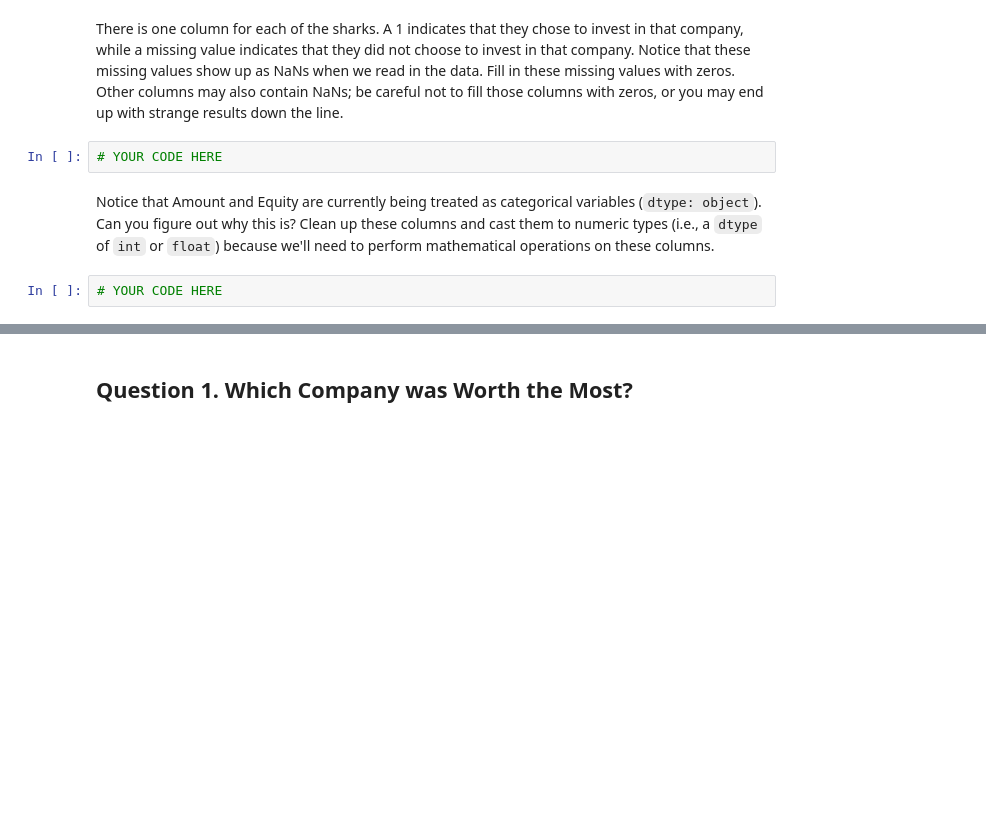
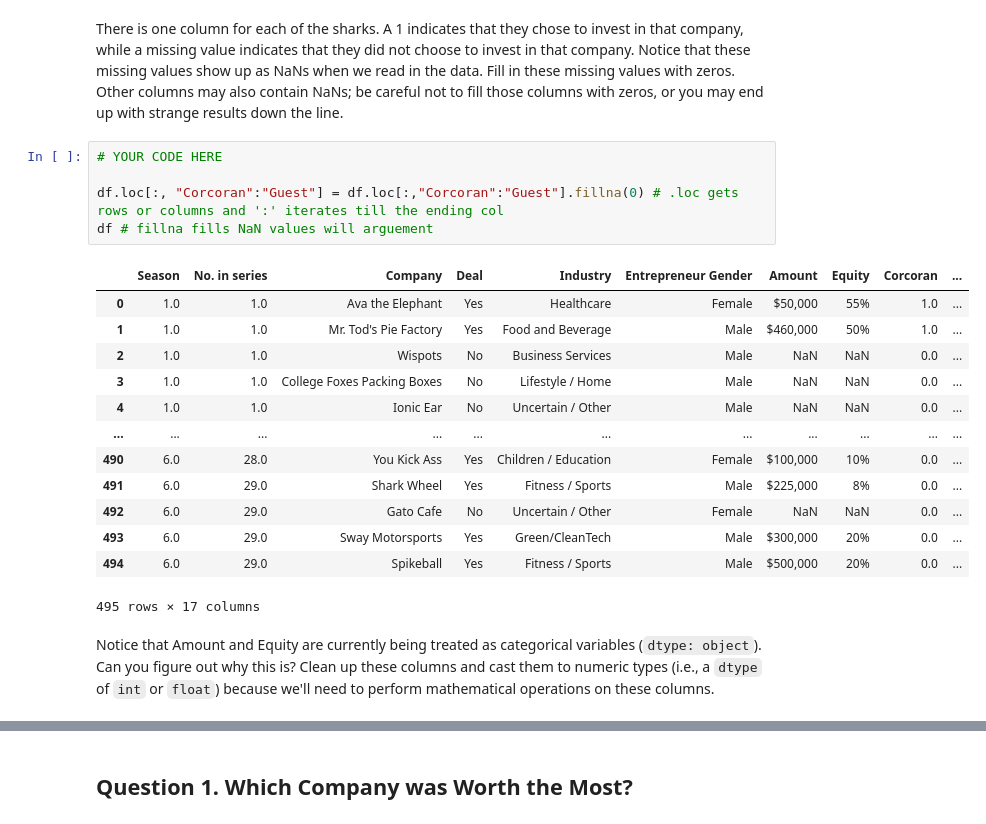
Before and after one commit to iliyanalibhai/CS105-Data-Analysis-Methods, a Jupyter notebook: Labs/Lab2/2A_Shark_Tank.ipynb, the cells around one changed output, grey strips where cells are left out. Cells and saved outputs as stored; diff of their text form; blank space fills up the shorter version.

```diff
--- a/Labs/Lab2/2A_Shark_Tank.ipynb
+++ b/Labs/Lab2/2A_Shark_Tank.ipynb
@@ -25,8 +34,23 @@ The data is stored in the CSV file `sharktank.csv`. Read in the data into a Pand
 # %% [markdown]
 There is one column for each of the sharks. A 1 indicates that they chose to invest in that company, while a missing value indicates that they did not choose to invest in that company. Notice that these missing values show up as NaNs when we read in the data. Fill in these missing values with zeros. Other columns may also contain NaNs; be careful not to fill those columns with zeros, or you may end up with strange results down the line.
-# %%
-# YOUR CODE HERE
+# %%
+# YOUR CODE HERE
+
+df.loc[:, "Corcoran":"Guest"] = df.loc[:,"Corcoran":"Guest"].fillna(0) # .loc gets rows or columns and ':' iterates till the ending col
+df # fillna fills NaN values will arguement
+# %% [output]
+|  | Season | No. in series | Company | Deal | Industry | Entrepreneur Gender | Amount | Equity | Corcoran | ... |
+| 0 | 1.0 | 1.0 | Ava the Elephant | Yes | Healthcare | Female | $50,000 | 55% | 1.0 | ... |
+| 1 | 1.0 | 1.0 | Mr. Tod's Pie Factory | Yes | Food and Beverage | Male | $460,000 | 50% | 1.0 | ... |
+| 2 | 1.0 | 1.0 | Wispots | No | Business Services | Male | NaN | NaN | 0.0 | ... |
+| 3 | 1.0 | 1.0 | College Foxes Packing Boxes | No | Lifestyle / Home | Male | NaN | NaN | 0.0 | ... |
+| 4 | 1.0 | 1.0 | Ionic Ear | No | Uncertain / Other | Male | NaN | NaN | 0.0 | ... |
+| ... | ... | ... | ... | ... | ... | ... | ... | ... | ... | ... |
+| 490 | 6.0 | 28.0 | You Kick Ass | Yes | Children / Education | Female | $100,000 | 10% | 0.0 | ... |
+| 491 | 6.0 | 29.0 | Shark Wheel | Yes | Fitness / Sports | Male | $225,000 | 8% | 0.0 | ... |
+| 492 | 6.0 | 29.0 | Gato Cafe | No | Uncertain / Other | Female | NaN | NaN | 0.0 | ... |
+| 493 | 6.0 | 29.0 | Sway Motorsports | Yes | Green/CleanTech | Male | $300,000 | 20% | 0.0 | ... |
+| 494 | 6.0 | 29.0 | Spikeball | Yes | Fitness / Sports | Male | $500,000 | 20% | 0.0 | ... |
+495 rows × 17 columns
 # %% [markdown]
 Notice that Amount and Equity are currently being treated as categorical variables (`dtype: object`). Can you figure out why this is? Clean up these columns and cast them to numeric types (i.e., a `dtype` of `int` or `float`) because we'll need to perform mathematical operations on these columns.
-# %%
-# YOUR CODE HERE
```
Also changed, not shown: parts of 15 cells of this notebook, 1 other file.
